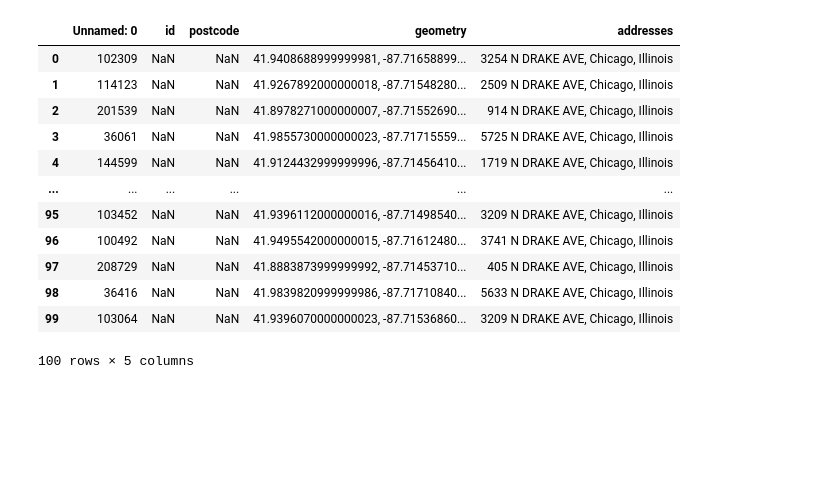
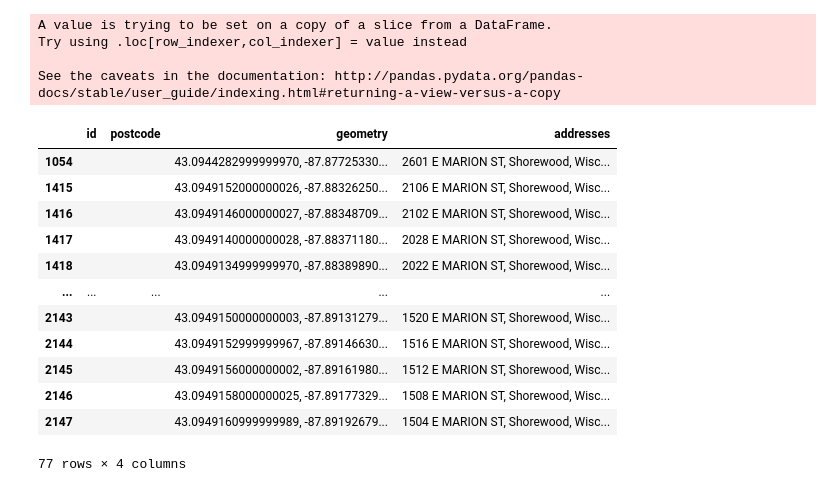
Before and after one commit to pnguenda/target_market, a Jupyter notebook: process_images.ipynb, the cells around one changed output. Saved outputs shown, nothing was run; the diff lists cells and outputs as text; code cells hidden in the pictures; blank space fills up the shorter version.

Commit message:
changed addresses to shorewood

```diff
--- a/process_images.ipynb
+++ b/process_images.ipynb
@@ -11,7 +11,7 @@ import geopandas as gpd
 from shapely import wkt
 # %%
 # Pull in geojson address data from openaddresses
-fname = "../../data/addresses/us_il_city_of_chicago-addresses-state.geojson"
+fname = "resources/us_wi_city_of_shorewood-addresses-city.geojson"
 
 # read file to dataframe
 gdf = gpd.read_file(fname)
@@ -41,6 +41,6 @@ addressdf
 # %%
 # Combine address columns to one column
-addressdf['addresses'] = addressdf['number'].str.cat(addressdf['street'] + ", Chicago, Illinois",sep=" ")
+addressdf['addresses'] = addressdf['number'].str.cat(addressdf['street'] + ", Shorewood, Wisconsin",sep=" ")
 
 # Remove extra strings from the latitude and longitude in the geometry column
 addressdf['geometry'] = addressdf['geometry'].str.replace('POINT ', '').str.replace('(', '').str.replace(')', '')
@@ -80,6 +80,6 @@ addressdf
 # %%
 
-fltraddress = addressdf[addressdf['addresses'].str.lower().str.contains('n drake')]
+fltraddress = addressdf[addressdf['addresses'].str.lower().str.contains('e marion')]
 fltraddress
 # %% [output]
 |  | id | postcode | geometry | addresses |
@@ -117,27 +103,31 @@ adds_sml
 # %%
-adds_sml = pd.read_csv("static/data/sample/adds_sml.csv")
+# adds_sml = pd.read_csv("static/data/sample/adds_sml.csv")
 def format_coordinates(x):
     coordinates = x.split(' ')
     lat = str(coordinates[1])
     long = str(coordinates[0])
     formatted = lat + ', ' + long
     return formatted
-adds_sml['geometry'] = adds_sml['geometry'].apply(format_coordinates)
-adds_sml
+fltraddress['geometry'] = fltraddress['geometry'].apply(format_coordinates)
+fltraddress
 # %% [output]
+A value is trying to be set on a copy of a slice from a DataFrame.
+Try using .loc[row_indexer,col_indexer] = value instead
+
+See the caveats in the documentation: http://pandas.pydata.org/pandas-docs/stable/user_guide/indexing.html#returning-a-view-versus-a-copy
-|  | Unnamed: 0 | id | postcode | geometry | addresses |
-| 0 | 102309 | NaN | NaN | 41.9408688999999981, -87.71658899... | 3254 N DRAKE AVE, Chicago, Illinois |
-| 1 | 114123 | NaN | NaN | 41.9267892000000018, -87.71548280... | 2509 N DRAKE AVE, Chicago, Illinois |
-| 2 | 201539 | NaN | NaN | 41.8978271000000007, -87.71552690... | 914 N DRAKE AVE, Chicago, Illinois |
-| 3 | 36061 | NaN | NaN | 41.9855730000000023, -87.71715559... | 5725 N DRAKE AVE, Chicago, Illinois |
-| 4 | 144599 | NaN | NaN | 41.9124432999999996, -87.71456410... | 1719 N DRAKE AVE, Chicago, Illinois |
-| ... | ... | ... | ... | ... | ... |
-| 95 | 103452 | NaN | NaN | 41.9396112000000016, -87.71498540... | 3209 N DRAKE AVE, Chicago, Illinois |
-| 96 | 100492 | NaN | NaN | 41.9495542000000015, -87.71612480... | 3741 N DRAKE AVE, Chicago, Illinois |
-| 97 | 208729 | NaN | NaN | 41.8883873999999992, -87.71453710... | 405 N DRAKE AVE, Chicago, Illinois |
-| 98 | 36416 | NaN | NaN | 41.9839820999999986, -87.71710840... | 5633 N DRAKE AVE, Chicago, Illinois |
-| 99 | 103064 | NaN | NaN | 41.9396070000000023, -87.71536860... | 3209 N DRAKE AVE, Chicago, Illinois |
+|  | id | postcode | geometry | addresses |
+| 1054 |  |  | 43.0944282999999970, -87.87725330... | 2601 E MARION ST, Shorewood, Wisc... |
+| 1415 |  |  | 43.0949152000000026, -87.88326250... | 2106 E MARION ST, Shorewood, Wisc... |
+| 1416 |  |  | 43.0949146000000027, -87.88348709... | 2102 E MARION ST, Shorewood, Wisc... |
+| 1417 |  |  | 43.0949140000000028, -87.88371180... | 2028 E MARION ST, Shorewood, Wisc... |
+| 1418 |  |  | 43.0949134999999970, -87.88389890... | 2022 E MARION ST, Shorewood, Wisc... |
+| ... | ... | ... | ... | ... |
+| 2143 |  |  | 43.0949150000000003, -87.89131279... | 1520 E MARION ST, Shorewood, Wisc... |
+| 2144 |  |  | 43.0949152999999967, -87.89146630... | 1516 E MARION ST, Shorewood, Wisc... |
+| 2145 |  |  | 43.0949156000000002, -87.89161980... | 1512 E MARION ST, Shorewood, Wisc... |
+| 2146 |  |  | 43.0949158000000025, -87.89177329... | 1508 E MARION ST, Shorewood, Wisc... |
+| 2147 |  |  | 43.0949160999999989, -87.89192679... | 1504 E MARION ST, Shorewood, Wisc... |
-100 rows × 5 columns
+77 rows × 4 columns
 # %%
 # REPLACE 'space' with 'comma' in the geometry column
 # adds_sml['geometry'] = adds_sml['geometry'].str.replace(' ',', ')
```
Also changed, not shown: parts of 8 cells of this notebook, 45 other files.
